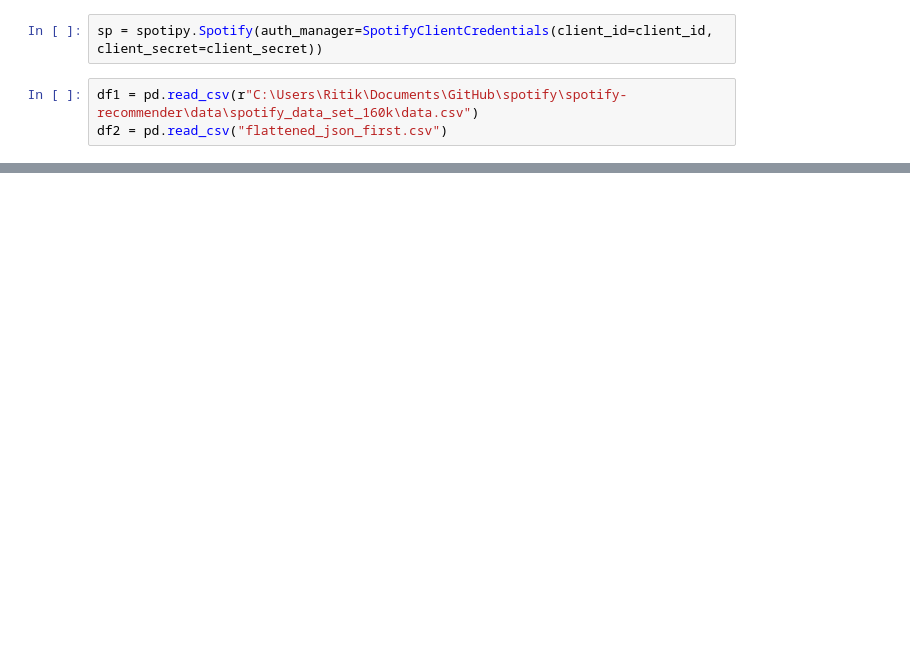
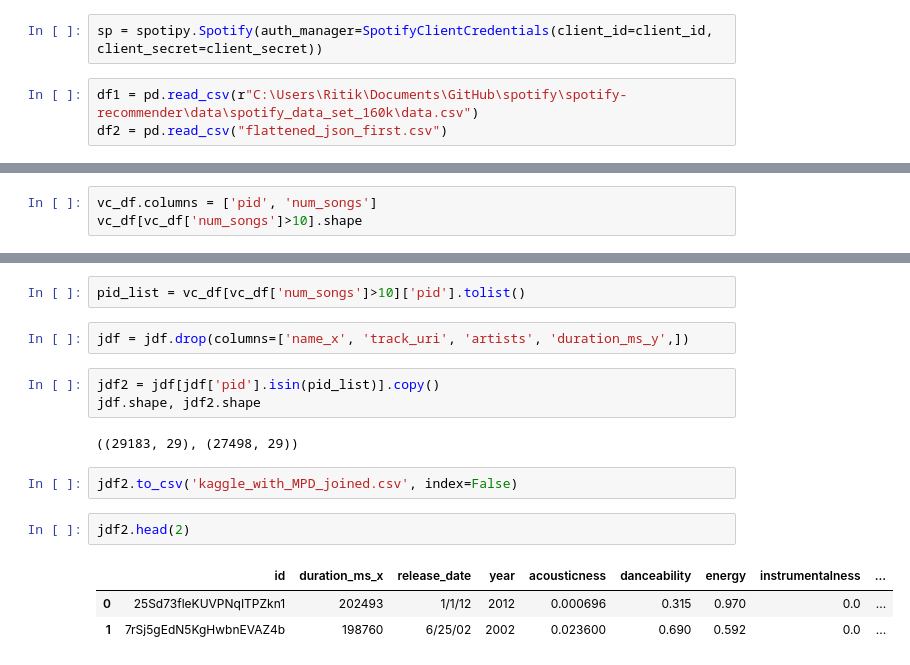
Before and after one commit to ritikrana3906/spotify, a Jupyter notebook: spotify-recommender/notebooks/3_kaggle_data_eda.ipynb, the cells around one changed output, grey strips where cells are left out. Cells and saved outputs as stored; diff of their text form; blank space fills up the shorter version.

```diff
--- a/spotify-recommender/notebooks/3_kaggle_data_eda.ipynb
+++ b/spotify-recommender/notebooks/3_kaggle_data_eda.ipynb
@@ -111,0 +66,3 @@ def recommend_similar_tracks(track_id, top_n=10):
+# %%
+vc_df.columns = ['pid', 'num_songs']
+vc_df[vc_df['num_songs']>10].shape
@@ -111,0 +76,17 @@ def recommend_similar_tracks(track_id, top_n=10):
+# %%
+pid_list = vc_df[vc_df['num_songs']>10]['pid'].tolist()
+# %%
+jdf = jdf.drop(columns=['name_x', 'track_uri', 'artists', 'duration_ms_y',])
+# %%
+jdf2 = jdf[jdf['pid'].isin(pid_list)].copy()
+jdf.shape, jdf2.shape
+# %% [output]
+((29183, 29), (27498, 29))
+# %%
+jdf2.to_csv('kaggle_with_MPD_joined.csv', index=False)
+# %%
+jdf2.head(2)
+# %% [output]
+|  | id | duration_ms_x | release_date | year | acousticness | danceability | energy | instrumentalness | ... |
+| 0 | 25Sd73fleKUVPNqITPZkn1 | 202493 | 1/1/12 | 2012 | 0.000696 | 0.315 | 0.970 | 0.0 | ... |
+| 1 | 7rSj5gEdN5KgHwbnEVAZ4b | 198760 | 6/25/02 | 2002 | 0.023600 | 0.690 | 0.592 | 0.0 | ... |
```
Also changed, not shown: parts of 38 cells of this notebook, 11 other files.
